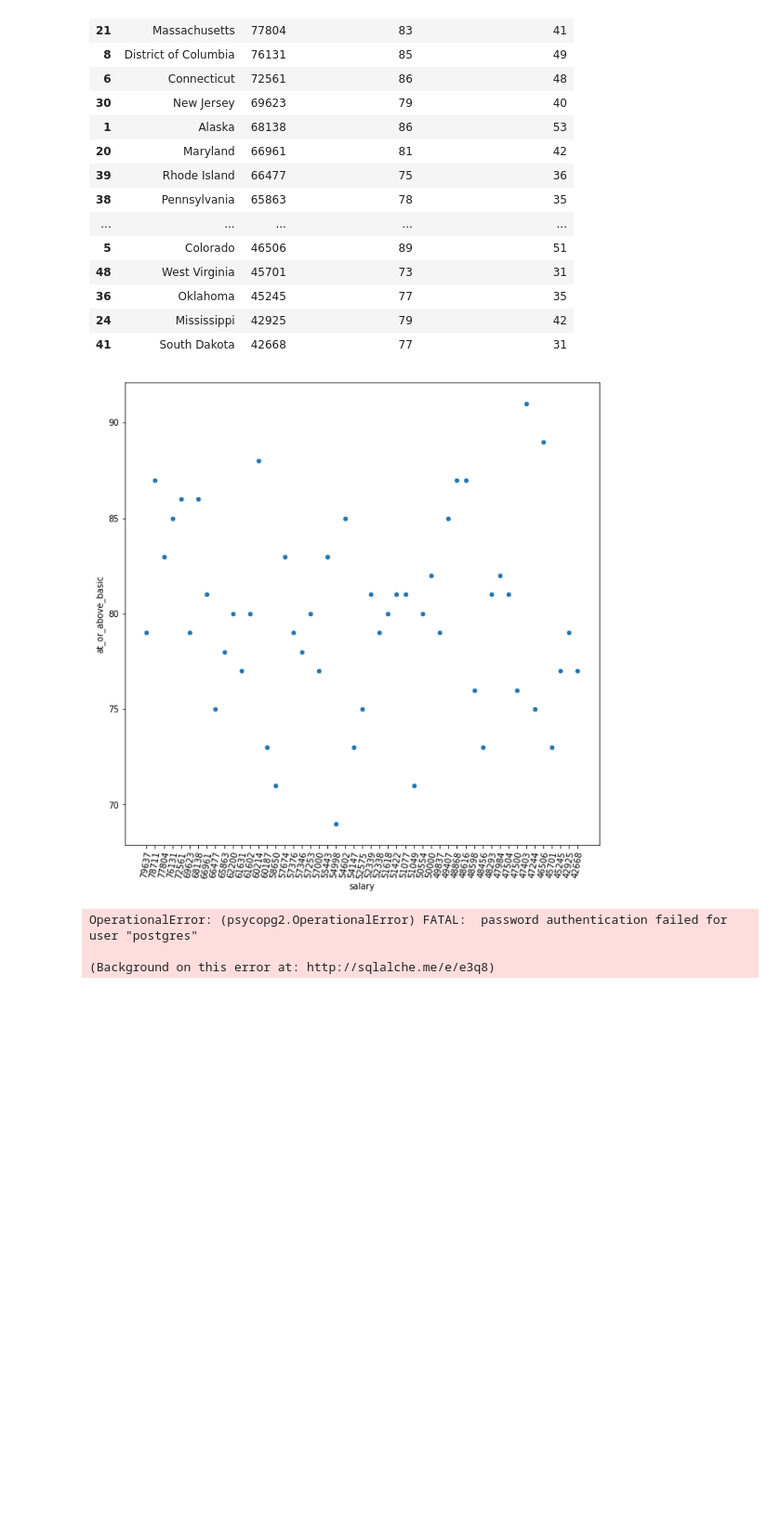
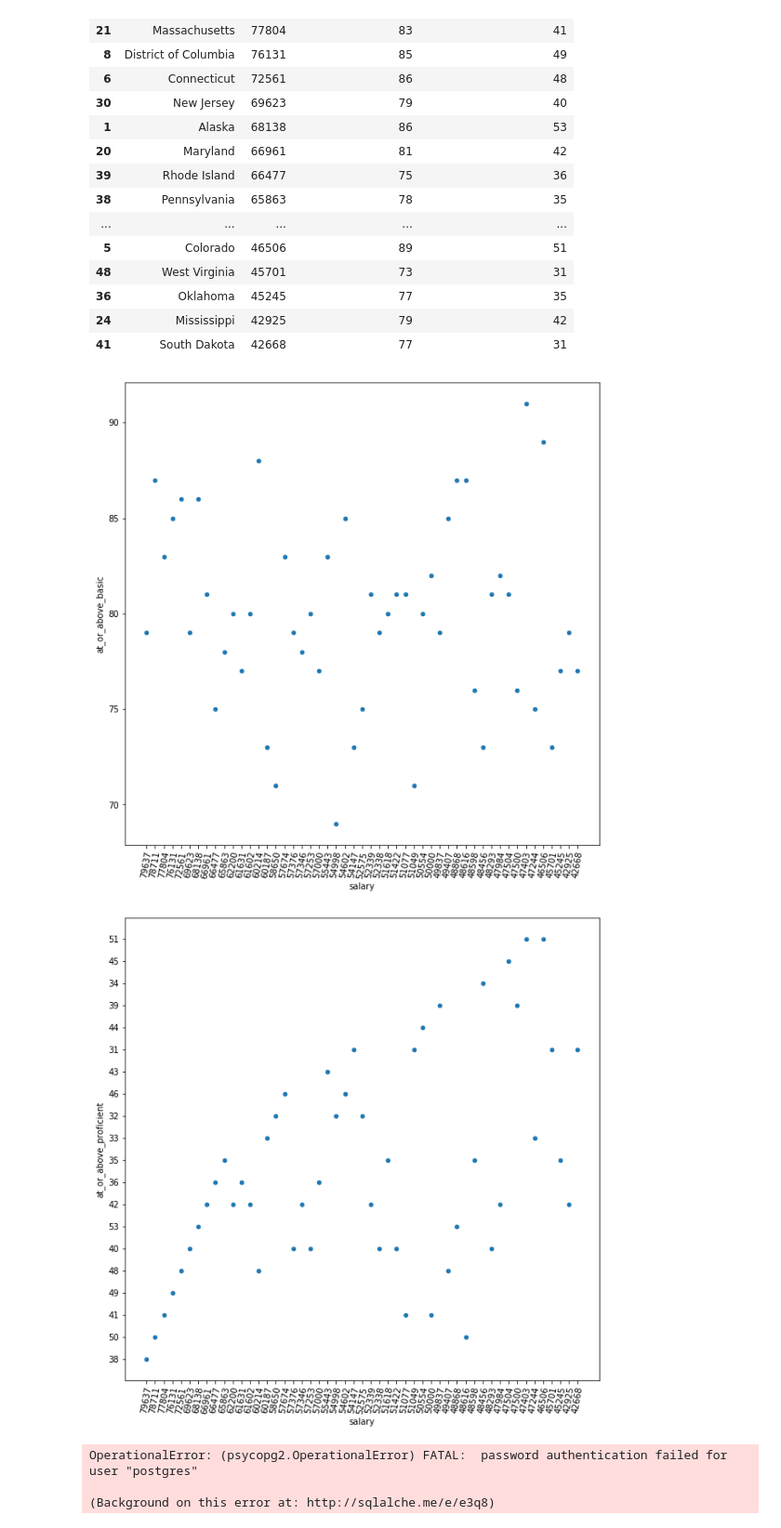
Before and after one commit to nathanprows77/ETL-group-project, a Jupyter notebook: Student Performance vs Salary.ipynb, the cells around one changed output. Shown at 93% size. Saved outputs shown, nothing was run; the diff lists cells and outputs as text; code cells hidden in the pictures; blank space fills up the shorter version.

Commit message:
Added more figures for analysis

```diff
--- a/Student Performance vs Salary.ipynb
+++ b/Student Performance vs Salary.ipynb
@@ -130,10 +130,16 @@ final_df
 # %%
 # Create Scatterplot
 plot = final_df.plot.scatter(x = 'salary', y = 'at_or_above_basic', rot=80, figsize = (10,10))
 fig = plot.get_figure()
 fig.savefig("output.png")
+
+# Create other Scatterplot
+plot2 = final_df.plot.scatter(x = 'salary', y = 'at_or_above_proficient', rot=80, figsize = (10,10))
+fig2 = plot.get_figure()
+fig2.savefig("output2.png")
 # %% [output]
 [figure]
+[figure, added]
 # %%
 connection_string = "postgres:0217@localhost:5432/Student Performance"
 engine = create_engine(f'postgresql://{connection_string}')
```
Also changed, not shown: 1 other file.
